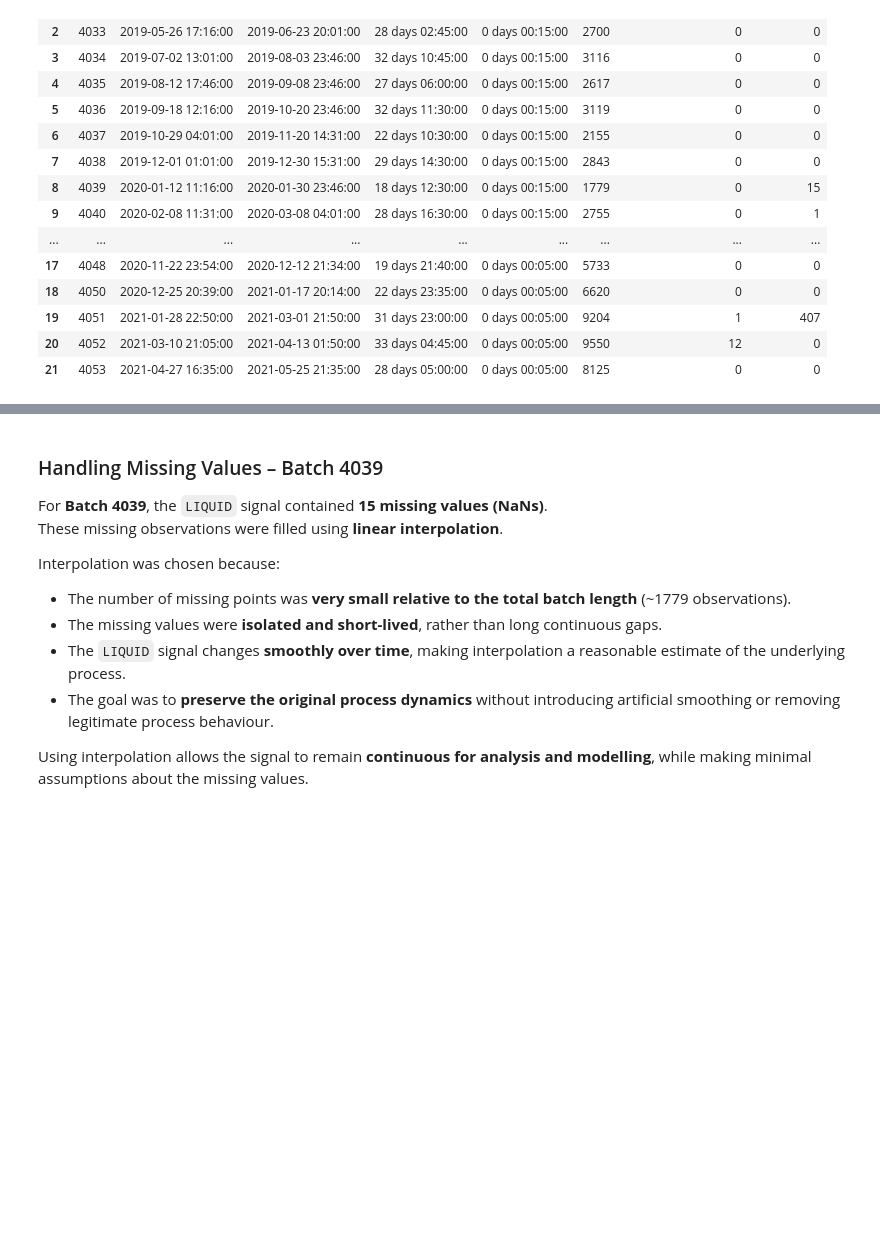
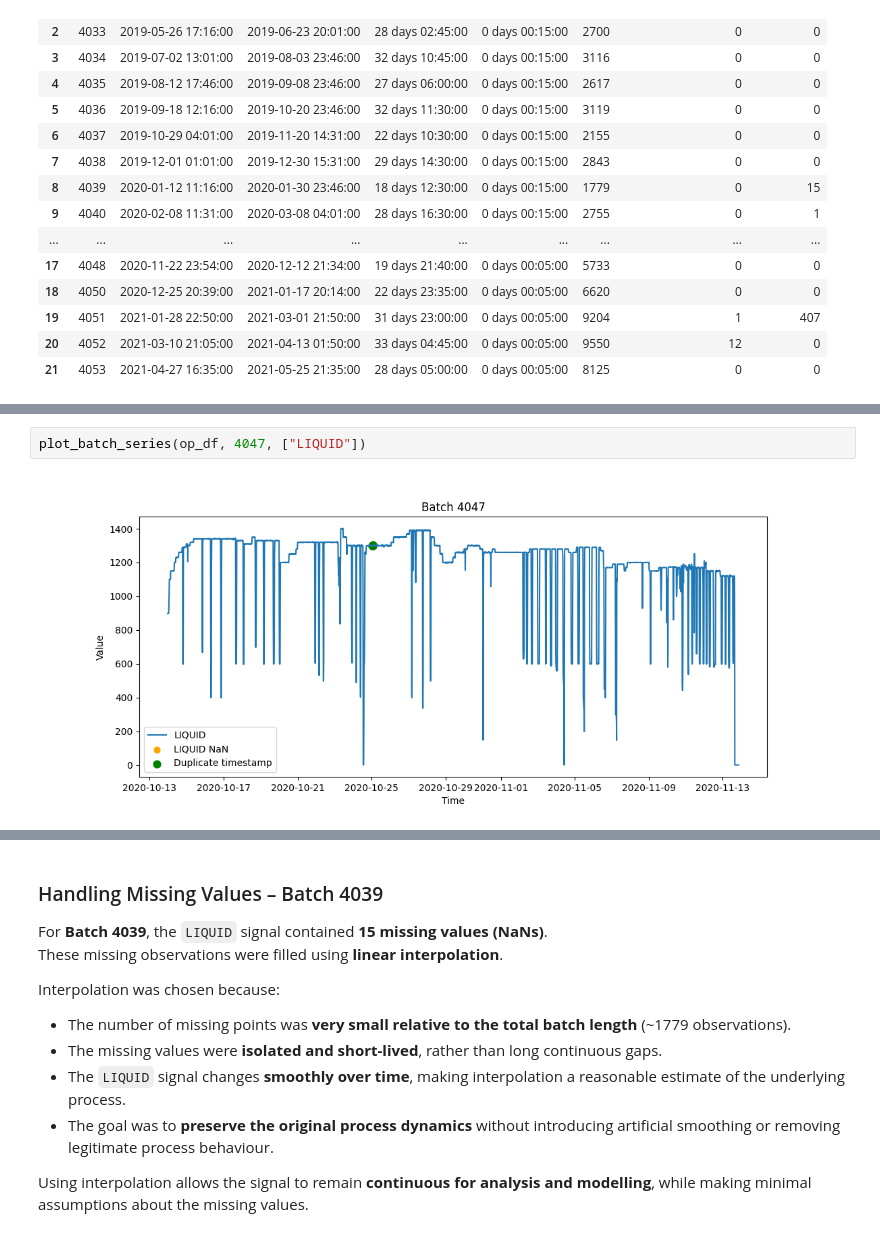
Before and after one commit to RichardFisher1/Applied, a Jupyter notebook: notebooks/RichardNotes.ipynb, the cells around one changed output, grey strips where cells are left out. Drawn from its saved outputs; the diff is of its cells as text; blank space fills up the shorter version.

```diff
--- a/notebooks/RichardNotes.ipynb
+++ b/notebooks/RichardNotes.ipynb
@@ -529,0 +295,4 @@ df_batch_trimmed["LIQUID"] = df_batch_trimmed["LIQUID"].interpolate(limit=4)
+# %%
+plot_batch_series(op_df, 4047, ["LIQUID"])
+# %% [output]
+[figure, added]
```
Also changed, not shown: parts of 20 cells of this notebook.
